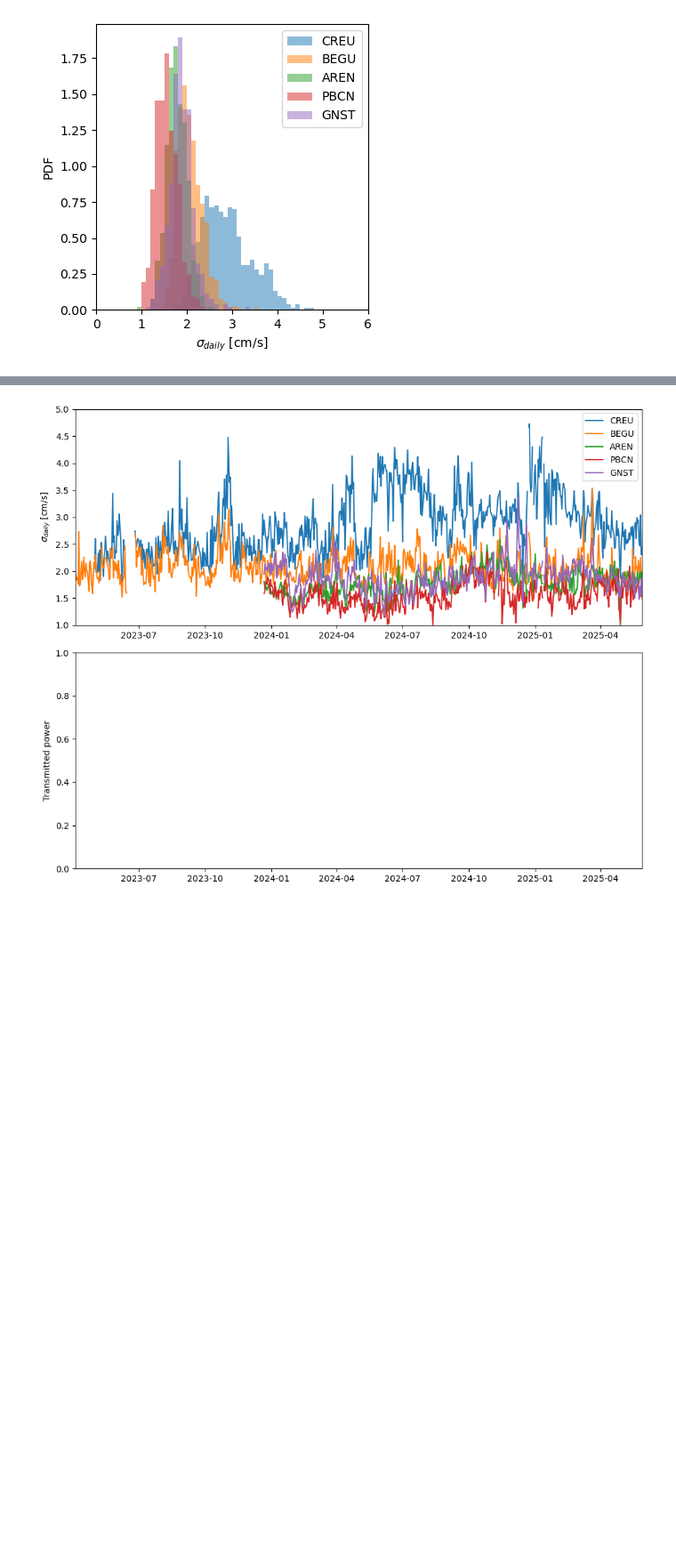
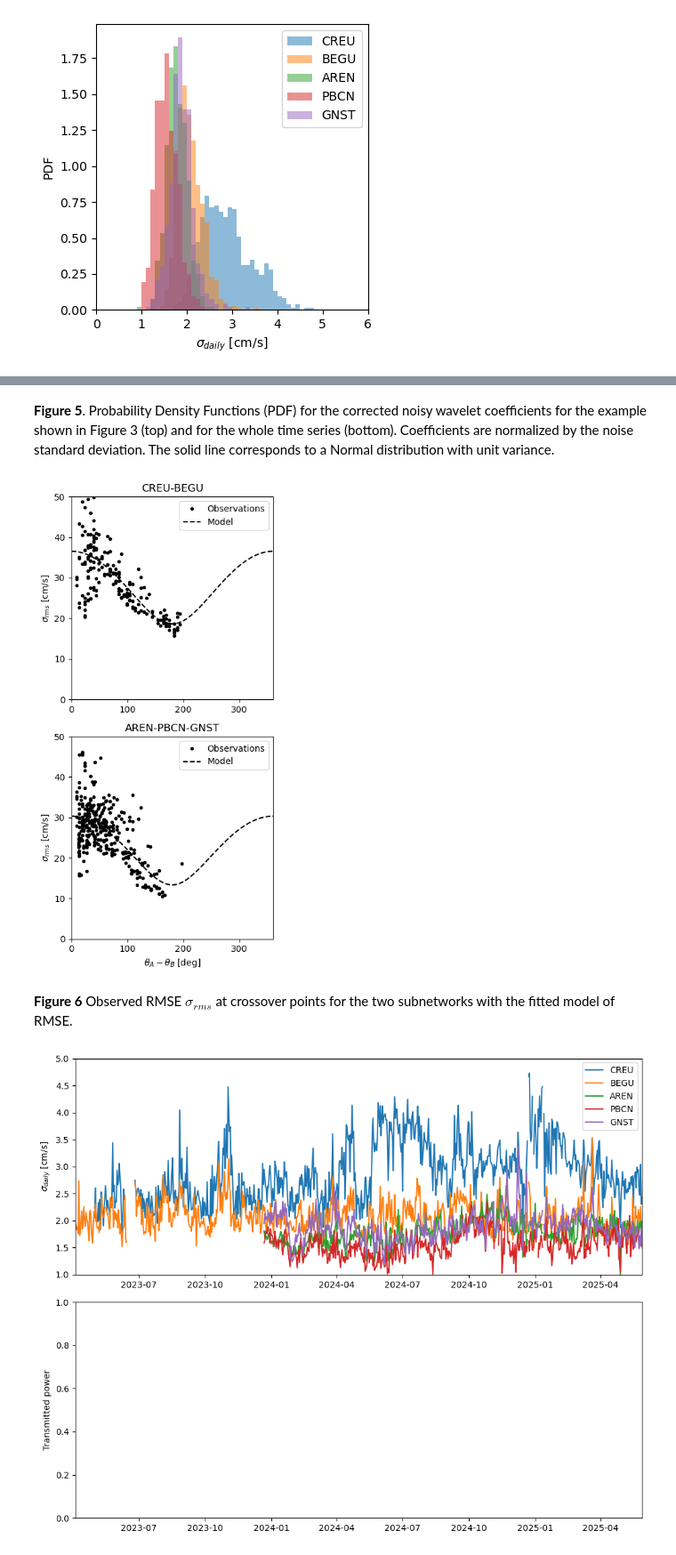
Before and after one commit to jisernfontanet/hfradar, a Jupyter notebook: tutorials/estimate_noise_l2_data.ipynb, the cells around one changed output, grey strips where cells are left out. Shown at 89% size. Drawn from its saved outputs; the diff is of its cells as text; code cells hidden in the pictures; blank space fills up the shorter version.

```diff
--- a/tutorials/estimate_noise_l2_data.ipynb
+++ b/tutorials/estimate_noise_l2_data.ipynb
@@ -49,3 +49,4 @@ from hfradar import get_hfr_noise
 Set the parameters necessary to run the notebook. Download the data set from https://doi.org/10.20350/digitalCSIC/17704 and modify `datapath` accordingly.
 # %%
 datapath = '/Users/jisern/Recerca/Data/Radar/L2B/'
+figspath = 'figures'
@@ -147,3 +163,22 @@ Done
+# %%
+# Get the mean lat/lon
+
+lon0 = []
+lat0 = []
+for site in hfrdata:
+    lon0.append(hfrdata[site].attrs['lon0'])
+    lat0.append(hfrdata[site].attrs['lat0'])
+lon0 = np.mean(lon0)
+lat0 = np.mean(lat0)
+
+# Mercator projection of positions
+
+for site in hfrdata:
+    lon = hfrdata[site]['lon']
+    lat = hfrdata[site]['lat']
+    x, y = lmercator(lon, lat, lon0=lon0, lat0=lat0)
+    hfrdata[site].coords['x'] = x * 1e-3
+    hfrdata[site].coords['y'] = y * 1e-3
 # %% [markdown]
 Sort sites starting from the northrenmost one
 # %%
@@ -447,3 +607,35 @@ fig.tight_layout()
+# %% [markdown]
+**Figure 5**. Probability Density Functions (PDF) for the corrected noisy wavelet coefficients for the example shown in Figure 3 (top) and for the whole time series (bottom). Coefficients are normalized by the noise standard deviation. The solid line corresponds to a Normal distribution with unit variance.
+# %%
+nplots = len(hfrnetworks.keys())
+
+fig, ax = plt.subplots(nplots, 1, figsize=(width, height * nplots))
+for i, name in enumerate(hfrnetworks.keys()):
+
+    angle = np.abs(hfrnetworks[name]['angle'])
+    rmse = hfrnetworks[name]['rmse']
+    stdu = hfrnetworks[name]['stdu']
+    stde = hfrnetworks[name]['stde']
+
+    ax[i].plot(angle, rmse, 'k.', label='Observations')
+
+    angle = np.linspace(0, 360)
+    ax[i].plot(angle, hfr_rmse_model(angle, stdu, stde), 'k--', label='Model')
+
+    ax[i].set_title(name)
+    ax[i].set_xlim(0, 360)
+    ax[i].set_ylim(0, 50)
+    ax[i].set_ylabel('$\\sigma_{rms}$ [cm/s]')
+    if i == nplots-1:
+        ax[i].set_xlabel('$\\theta_A-\\theta_B$ [deg]')
+    ax[i].legend()
+
+fig.tight_layout()
+fig.savefig(figspath + os.sep + 'figure6.pdf')
+# %% [output]
+[figure, added]
+# %% [markdown]
+**Figure 6** Observed RMSE $\sigma_{rms}$ at crossover points for the two subnetworks with the fitted model of RMSE.
 # %%
 fig, ax = plt.subplots(2, 1, figsize=(10, 2 * height))
 
```
Also changed, not shown: parts of 17 cells of this notebook.
